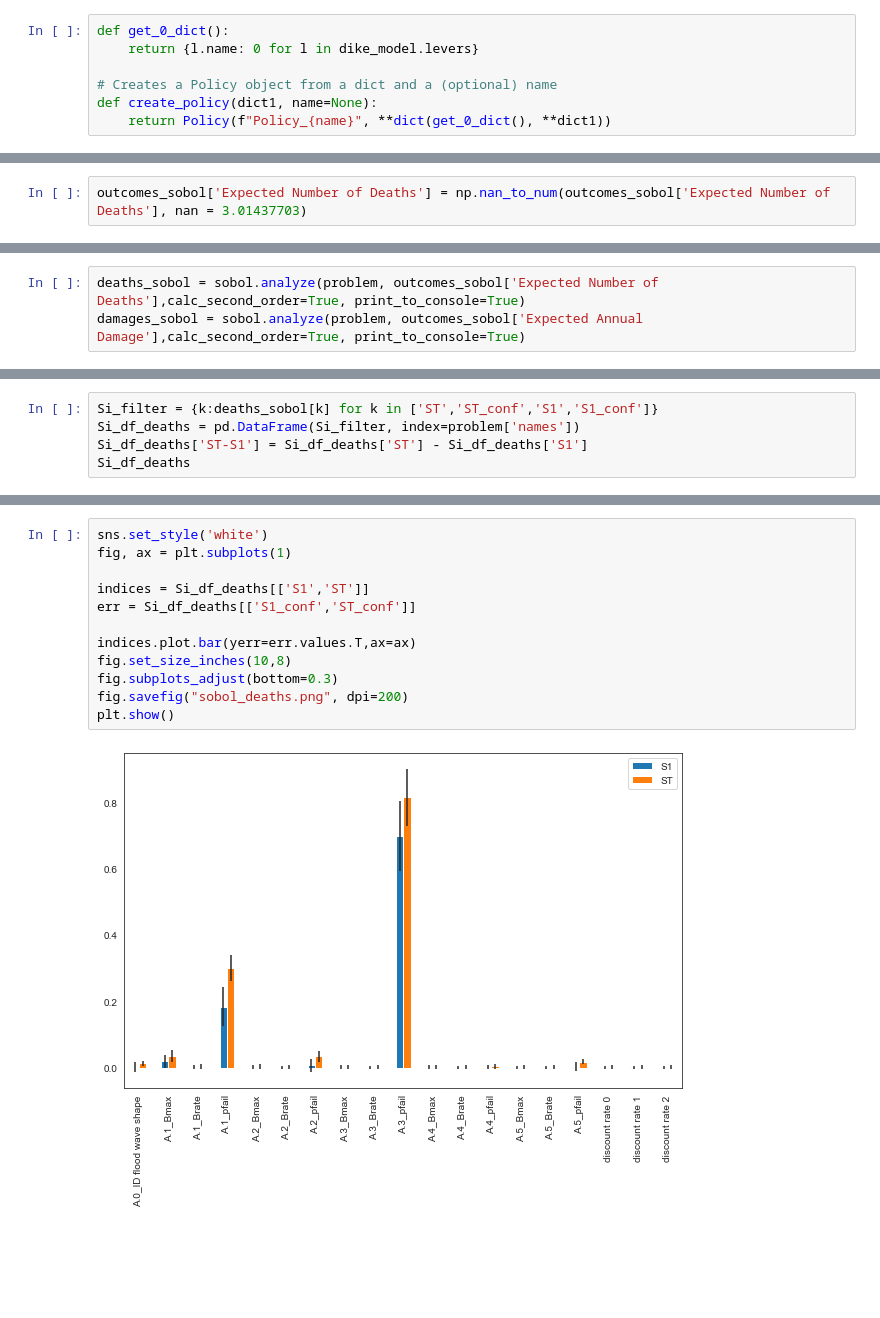
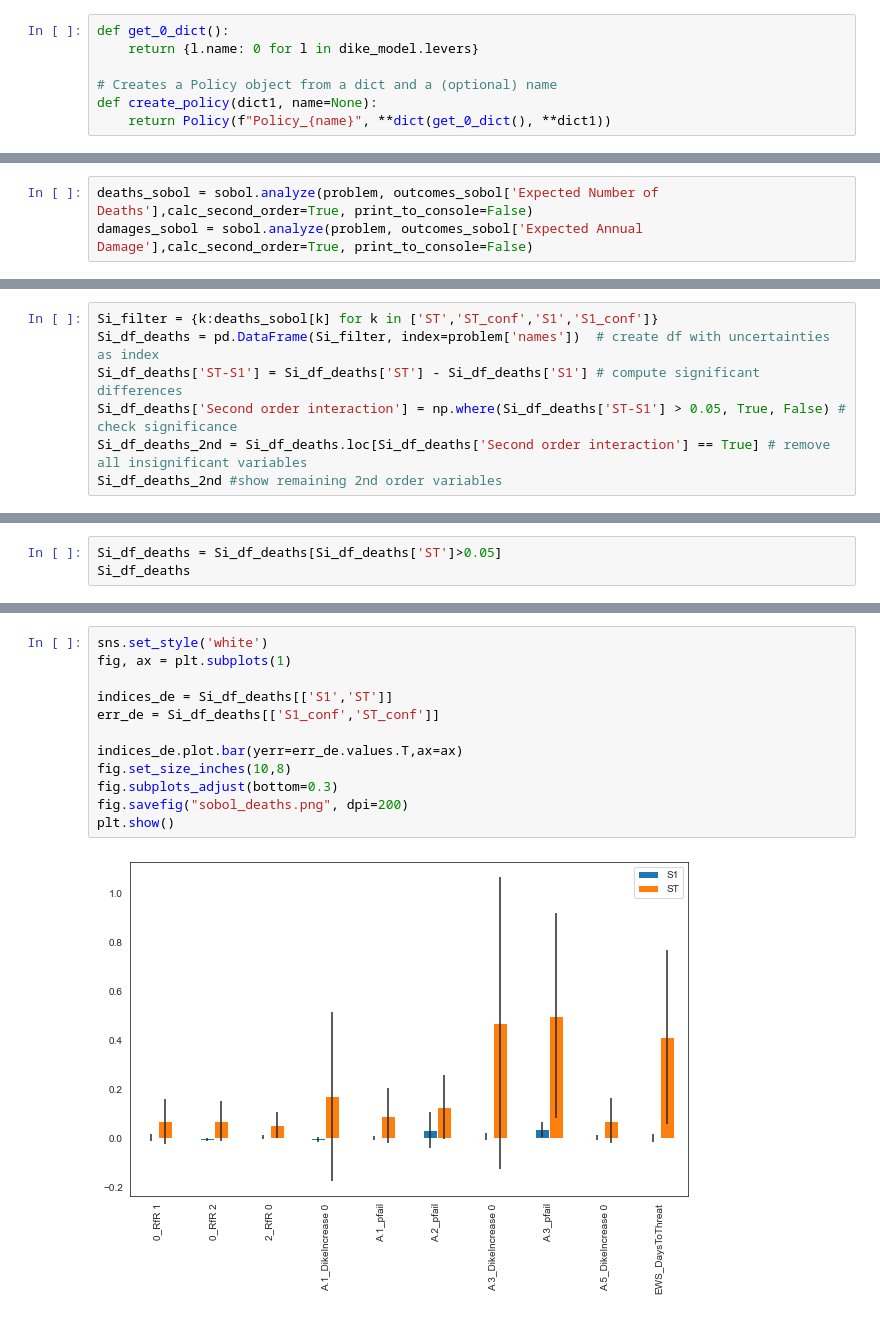
Before and after one commit to EwoutH/modelbased-g13, a Jupyter notebook: Sobol G13.ipynb, the cells around one changed output, grey strips where cells are left out. Cells and saved outputs as stored; diff of their text form; blank space fills up the shorter version.

```diff
--- a/Sobol G13.ipynb
+++ b/Sobol G13.ipynb
@@ -106,3 +97 @@ else:
 experiments_sobol, outcomes_sobol = results
-# %%
-outcomes_sobol['Expected Number of Deaths'] = np.nan_to_num(outcomes_sobol['Expected Number of Deaths'], nan = 3.01437703)
@@ -109,3 +100,3 @@ outcomes_sobol['Expected Number of Deaths'] = np.nan_to_num(outcomes_sobol['Expe
 # %%
-deaths_sobol = sobol.analyze(problem, outcomes_sobol['Expected Number of Deaths'],calc_second_order=True, print_to_console=True)
-damages_sobol = sobol.analyze(problem, outcomes_sobol['Expected Annual Damage'],calc_second_order=True, print_to_console=True)
+deaths_sobol = sobol.analyze(problem, outcomes_sobol['Expected Number of Deaths'],calc_second_order=True, print_to_console=False)
+damages_sobol = sobol.analyze(problem, outcomes_sobol['Expected Annual Damage'],calc_second_order=True, print_to_console=False)
@@ -130,6 +107,8 @@ A.4_Bmax                 0.003339  0.006751
 # %%
 Si_filter = {k:deaths_sobol[k] for k in ['ST','ST_conf','S1','S1_conf']}
-Si_df_deaths = pd.DataFrame(Si_filter, index=problem['names'])
-Si_df_deaths['ST-S1'] = Si_df_deaths['ST'] - Si_df_deaths['S1']
-Si_df_deaths
+Si_df_deaths = pd.DataFrame(Si_filter, index=problem['names'])  # create df with uncertainties as index
+Si_df_deaths['ST-S1'] = Si_df_deaths['ST'] - Si_df_deaths['S1'] # compute significant differences
+Si_df_deaths['Second order interaction'] = np.where(Si_df_deaths['ST-S1'] > 0.05, True, False) # check significance
+Si_df_deaths_2nd = Si_df_deaths.loc[Si_df_deaths['Second order interaction'] == True] # remove all insignificant variables
+Si_df_deaths_2nd #show remaining 2nd order variables
 # %% [output]
@@ -158,0 +151,3 @@ Si_df_deaths
+# %%
+Si_df_deaths = Si_df_deaths[Si_df_deaths['ST']>0.05]
+Si_df_deaths
@@ -159,14 +166,14 @@ Si_df_deaths
 # %%
 sns.set_style('white')
 fig, ax = plt.subplots(1)
 
-indices = Si_df_deaths[['S1','ST']]
-err = Si_df_deaths[['S1_conf','ST_conf']]
+indices_de = Si_df_deaths[['S1','ST']]
+err_de = Si_df_deaths[['S1_conf','ST_conf']]
 
-indices.plot.bar(yerr=err.values.T,ax=ax)
+indices_de.plot.bar(yerr=err_de.values.T,ax=ax)
 fig.set_size_inches(10,8)
 fig.subplots_adjust(bottom=0.3)
 fig.savefig("sobol_deaths.png", dpi=200)
 plt.show()
 # %% [output]
-[figure, old version]
+[figure, new version]
```
Also changed, not shown: parts of 31 cells of this notebook, 5 other files.
